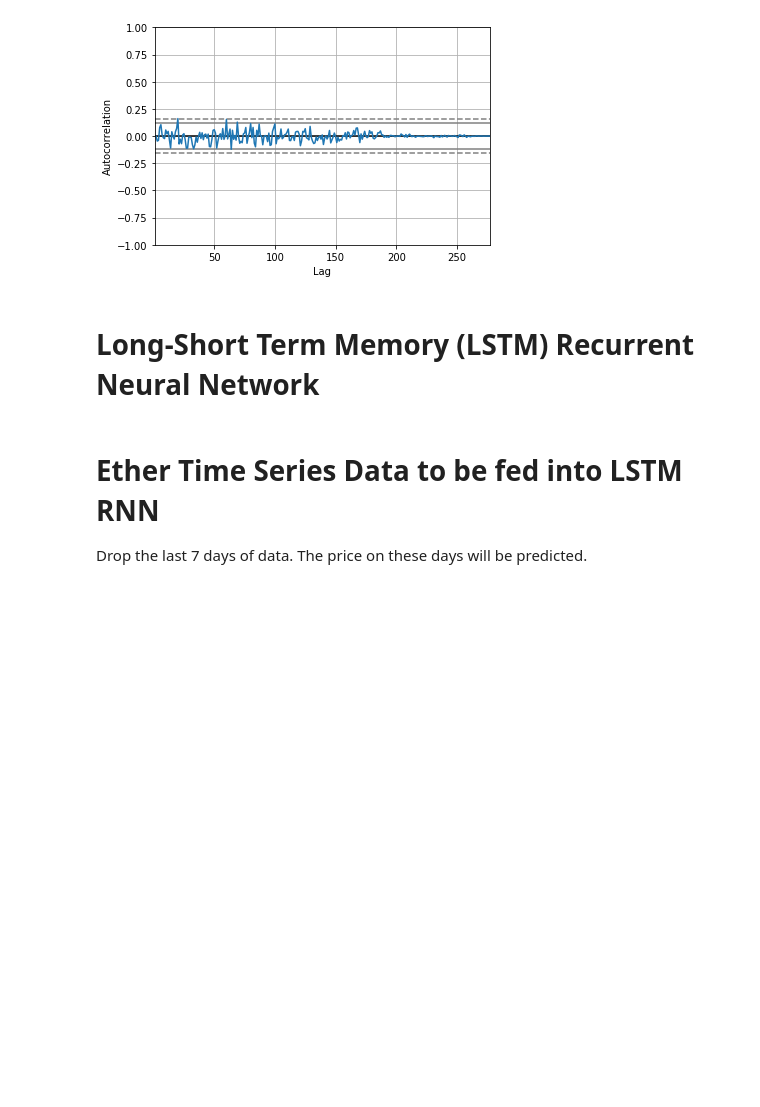
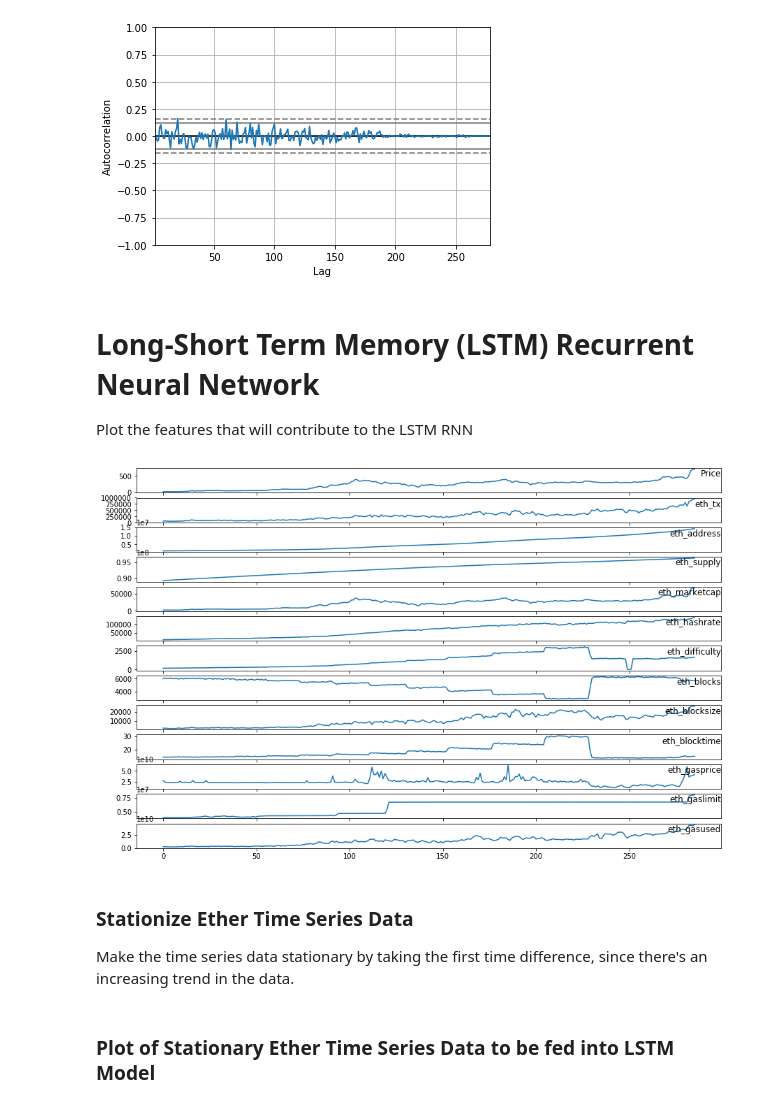
Before and after one commit to Smarker/udacity-ml, a Jupyter notebook: projects/capstone/MLCapstone.ipynb, the cells around one changed output. Cells and saved outputs as stored; diff of their text form; code cells hidden in the pictures; blank space fills up the shorter version.

```diff
--- a/projects/capstone/MLCapstone.ipynb
+++ b/projects/capstone/MLCapstone.ipynb
@@ -715,3 +697,28 @@ autocorrelation_plot(residuals)
 [figure]
 # %% [markdown]
 # Long-Short Term Memory (LSTM) Recurrent Neural Network
+
+Plot the features that will contribute to the LSTM RNN
+# %%
+from matplotlib import pyplot as plt
+
+COLUMNS = ['Price', 'eth_tx', 'eth_address', 'eth_supply', 'eth_marketcap',
+           'eth_hashrate', 'eth_difficulty', 'eth_blocks', 'eth_blocksize',
+           'eth_blocktime', 'eth_gasprice', 'eth_gaslimit', 'eth_gasused']
+
+VALUES = df.drop('Date', 1).copy(deep=True).iloc[::-1].values
+
+i = 1
+plt.figure(figsize=(15, 10))
+for COLUMN in COLUMNS:
+    plt.subplot(len(COLUMNS), 1, i)
+    plt.plot(VALUES[:, i-1])
+    plt.title(COLUMNS[i-1], y=0.5, loc='right')
+    i += 1
+plt.show()
+# %% [output]
+[figure, added]
+# %% [markdown]
+### Stationize Ether Time Series Data
+
+Make the time series data stationary by taking the first time difference, since there's an increasing trend in the data.
@@ -718,4 +740,2 @@ autocorrelation_plot(residuals)
 # %% [markdown]
-# Ether Time Series Data to be fed into LSTM RNN
-
-Drop the last 7 days of data. The price on these days will be predicted.
+### Plot of Stationary Ether Time Series Data to be fed into LSTM Model
```
Also changed, not shown: parts of 45 cells of this notebook.
